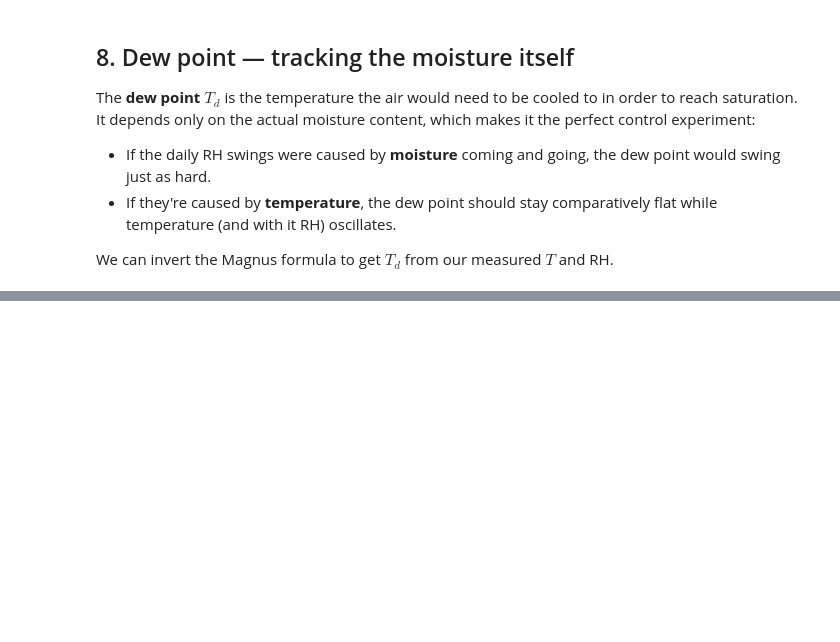
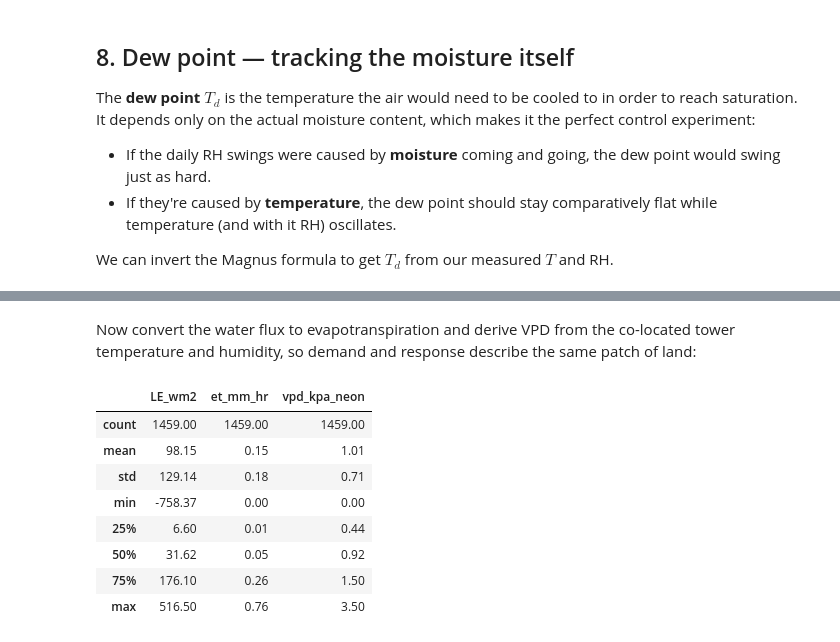
Before and after one commit to national-data-platform/sage-client-example, a Jupyter notebook: sage_humidity_temperature.ipynb, the cells around one changed output, grey strips where cells are left out. Saved outputs shown, nothing was run; the diff lists cells and outputs as text; code cells hidden in the pictures; blank space fills up the shorter version.

```diff
--- a/sage_humidity_temperature.ipynb
+++ b/sage_humidity_temperature.ipynb
@@ -314,0 +477,26 @@ The gap between the two curves (the *dew point depression*) is itself a dryness
+# %% [markdown]
+Now convert the water flux to evapotranspiration and derive VPD from the co-located tower temperature and humidity, so demand and response describe the same patch of land:
+# %%
+# Latent heat flux (W m^-2) -> evapotranspiration (mm hr^-1)
+LAMBDA_V, RHO_W = 2.45e6, 1000.0        # J/kg (latent heat of vaporization), kg/m^3
+neon["et_mm_hr"] = neon["LE_wm2"] / (LAMBDA_V * RHO_W) * 1000 * 3600
+neon["et_mm_hr"] = neon["et_mm_hr"].clip(lower=0)   # ignore nighttime condensation (LE < 0)
+
+# Co-located VPD from the NEON tower's own T and RH (reuse the section-7 Magnus helper)
+if {"temp_C_neon", "rh_pct_neon"}.issubset(neon.columns):
+    es_hpa = sat_vapor_pressure(neon["temp_C_neon"] * 9 / 5 + 32)   # °C -> °F -> es(hPa)
+    neon["vpd_kpa_neon"] = (es_hpa * (1 - neon["rh_pct_neon"] / 100) / 10).clip(lower=0)
+
+neon = neon.dropna(subset=["vpd_kpa_neon", "et_mm_hr"])
+neon["hour"] = neon.index.hour
+neon[["LE_wm2", "et_mm_hr", "vpd_kpa_neon"]].describe().round(2)
+# %% [output]
+|  | LE_wm2 | et_mm_hr | vpd_kpa_neon |
+| count | 1459.00 | 1459.00 | 1459.00 |
+| mean | 98.15 | 0.15 | 1.01 |
+| std | 129.14 | 0.18 | 0.71 |
+| min | -758.37 | 0.00 | 0.00 |
+| 25% | 6.60 | 0.01 | 0.44 |
+| 50% | 31.62 | 0.05 | 0.92 |
+| 75% | 176.10 | 0.26 | 1.50 |
+| max | 516.50 | 0.76 | 3.50 |
```
Also changed, not shown: parts of 31 cells of this notebook, 2 other files.
